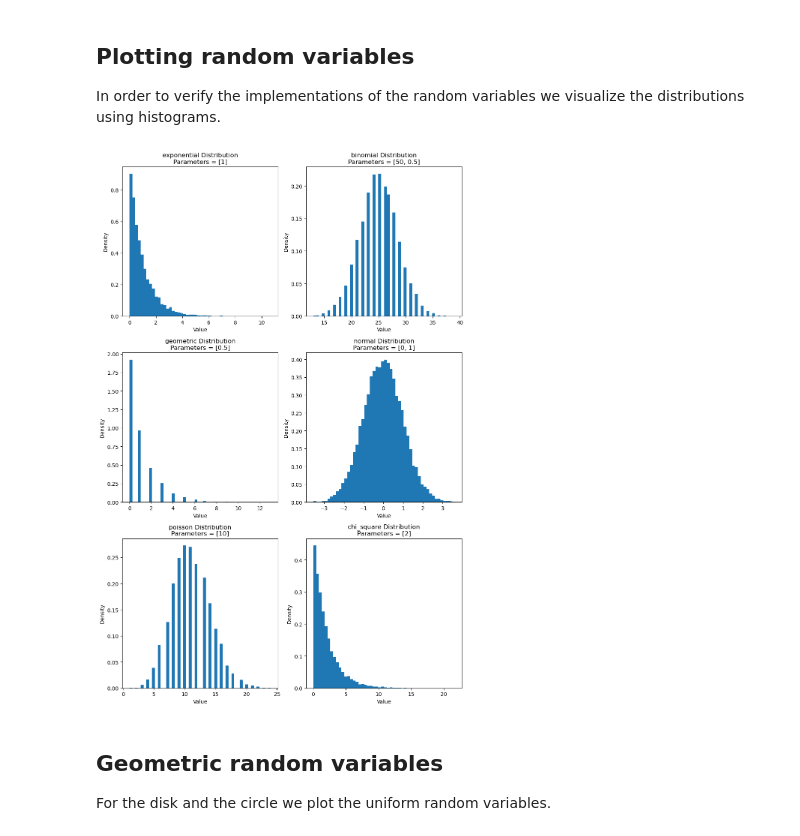
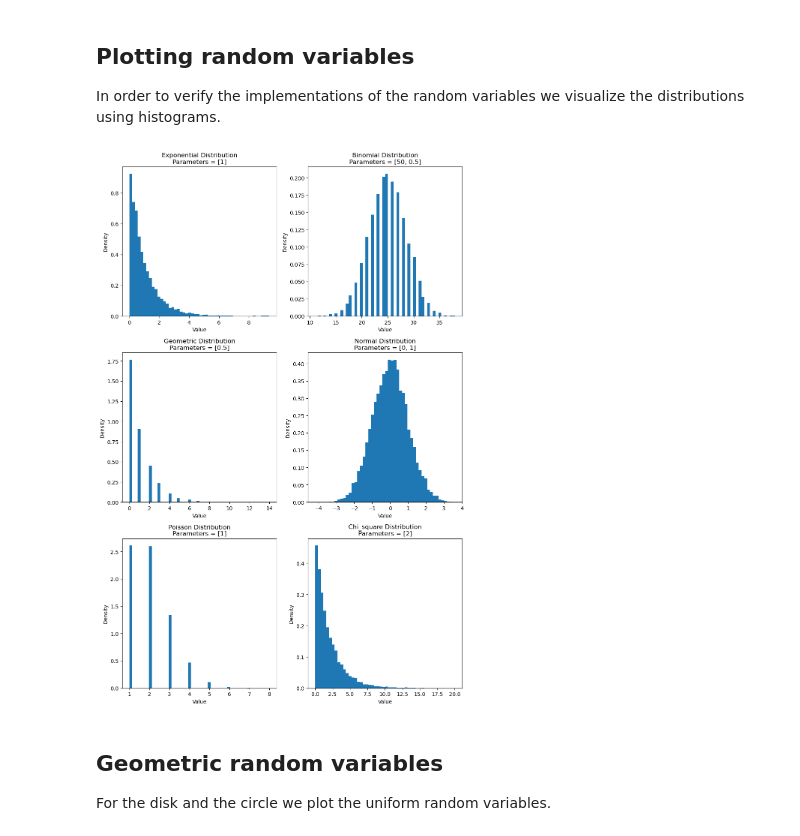
Before and after one commit to FrederikBenirschke/UnivariateRandomGenerator, a Jupyter notebook: src/tests.ipynb, the cells around one changed output. Cells and saved outputs as stored; diff of their text form; code cells hidden in the pictures.

```diff
--- a/src/tests.ipynb
+++ b/src/tests.ipynb
@@ -34,36 +34,36 @@ def histogram(tests: list, bins: int = 100, size: int = 10000) -> None:
 
     # Flatten axes array for easy iteration
     axes = axes.flatten()
 
     # Plot each distribution in its respective subplot
     for i, (distribution, dist_params) in enumerate(tests):
         values = [distribution(*dist_params) for _ in range(size)]
 
         axes[i].hist(values, bins=bins, density=True)
         axes[i].set_xlabel('Value')
         axes[i].set_ylabel('Density')
-        axes[i].set_title(f'{distribution.__name__} Distribution\nParameters = {dist_params}')
+        axes[i].set_title(f'{distribution.__name__.capitalize()} Distribution\nParameters = {dist_params}')
 
     # Hide any unused subplots
     for j in range(i + 1, len(axes)):
         fig.delaxes(axes[j])
 
     plt.tight_layout()
     plt.show()
 
 # Example usage
 tests = [
     [exponential, [1]],
     [binomial, [50, 0.5]],
     [geometric, [0.5]],
     [normal, [0, 1]],
-    [poisson, [10]],
+    [poisson, [1]],
     [chi_square, [2]]
 ]
 
 histogram(tests, bins=50, size=10000)
 # %% [output]
-[figure, old version]
+[figure, new version]
 # %% [markdown]
 ## Geometric random variables
 For the disk and the circle we plot the uniform random variables.
```
Also changed, not shown: parts of 1 cell of this notebook, 1 other file.
